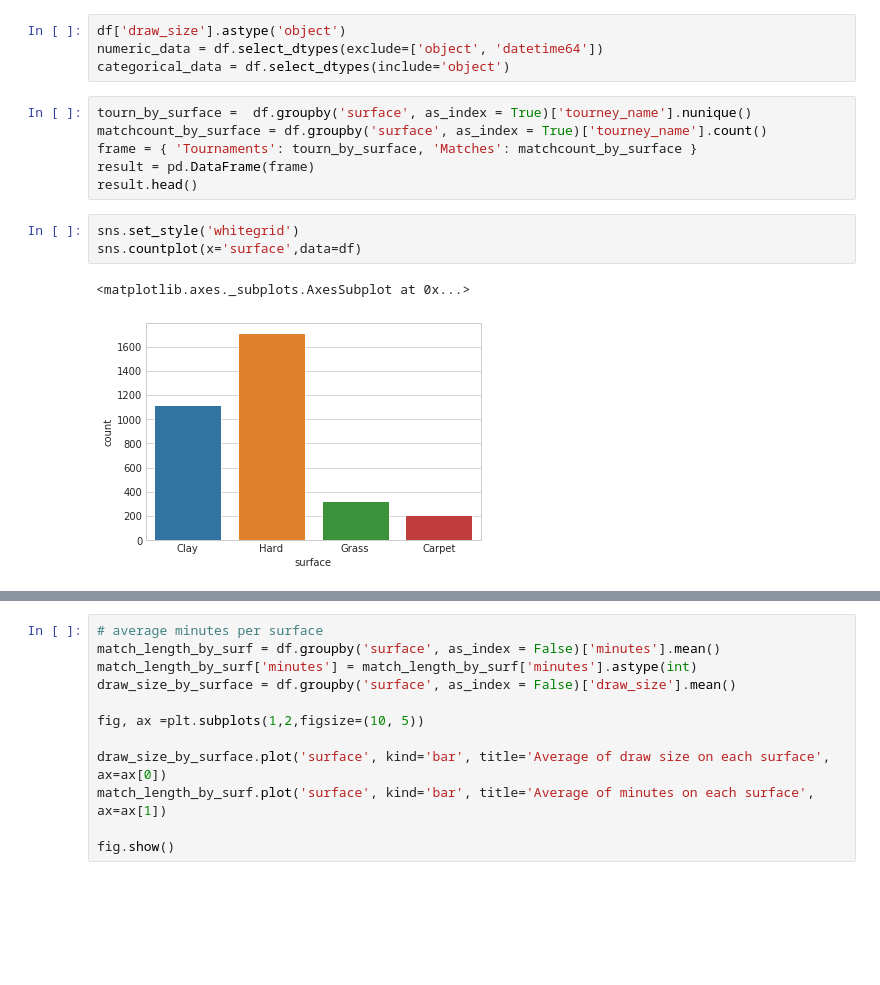
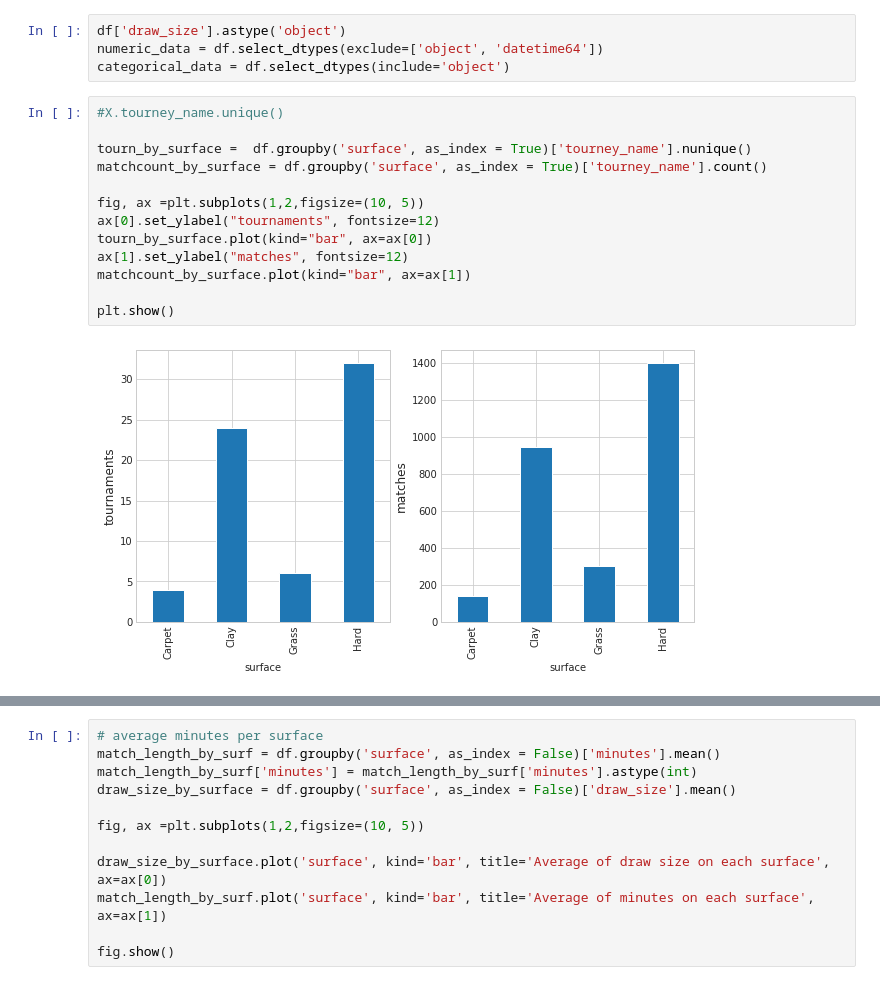
Before and after one commit to tomasojea/Tennis-EDA, a Jupyter notebook: experimentation_EDA.ipynb, the cells around one changed output, grey strips where cells are left out. Saved outputs shown, nothing was run; the diff lists cells and outputs as text; blank space fills up the shorter version.

```diff
--- a/experimentation_EDA.ipynb
+++ b/experimentation_EDA.ipynb
@@ -135,18 +136,21 @@ plot_distribution(df.dropna(), cols=3, width=20, height=50, hspace=0.45, wspace=
 df['draw_size'].astype('object')
 numeric_data = df.select_dtypes(exclude=['object', 'datetime64'])
 categorical_data = df.select_dtypes(include='object')
-# %%
-tourn_by_surface =  df.groupby('surface', as_index = True)['tourney_name'].nunique()
-matchcount_by_surface = df.groupby('surface', as_index = True)['tourney_name'].count()
-frame = { 'Tournaments': tourn_by_surface, 'Matches': matchcount_by_surface }
-result = pd.DataFrame(frame)
-result.head()
-# %%
-sns.set_style('whitegrid')
-sns.countplot(x='surface',data=df)
-# %% [output]
-<matplotlib.axes._subplots.AxesSubplot at 0x...>
-[figure, removed]
+# %%
+#X.tourney_name.unique()
+
+tourn_by_surface =  df.groupby('surface', as_index = True)['tourney_name'].nunique()
+matchcount_by_surface = df.groupby('surface', as_index = True)['tourney_name'].count()
+
+fig, ax =plt.subplots(1,2,figsize=(10, 5))
+ax[0].set_ylabel("tournaments", fontsize=12)
+tourn_by_surface.plot(kind="bar", ax=ax[0])
+ax[1].set_ylabel("matches", fontsize=12)
+matchcount_by_surface.plot(kind="bar", ax=ax[1])
+
+plt.show()
+# %% [output]
+[figure, added]
 # %%
 sns.jointplot(x="loser_ht", y="l_ace", data=df)
 sns.jointplot(x="winner_ht", y="w_ace", data=df)
```
Also changed, not shown: parts of 7 cells of this notebook.
